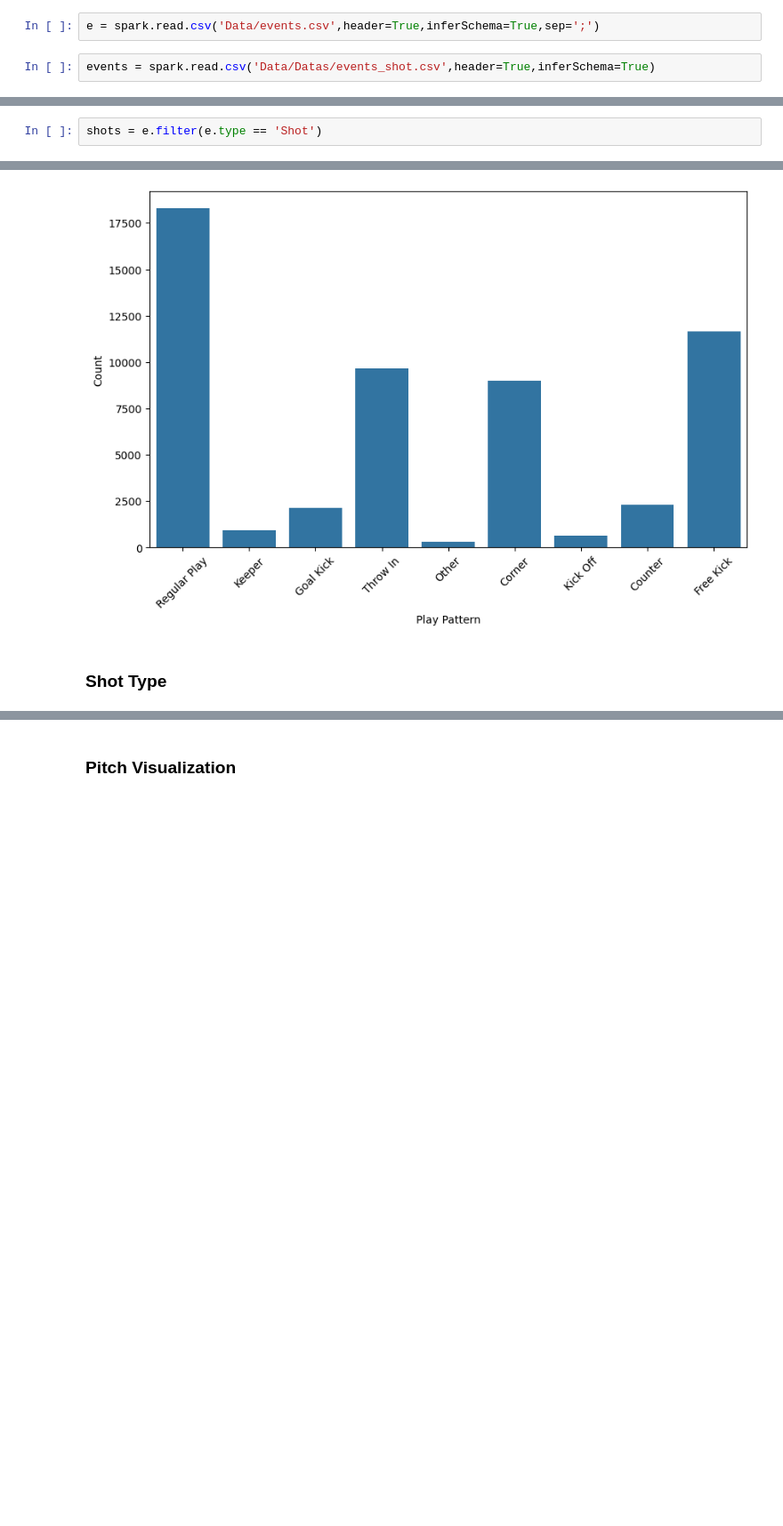
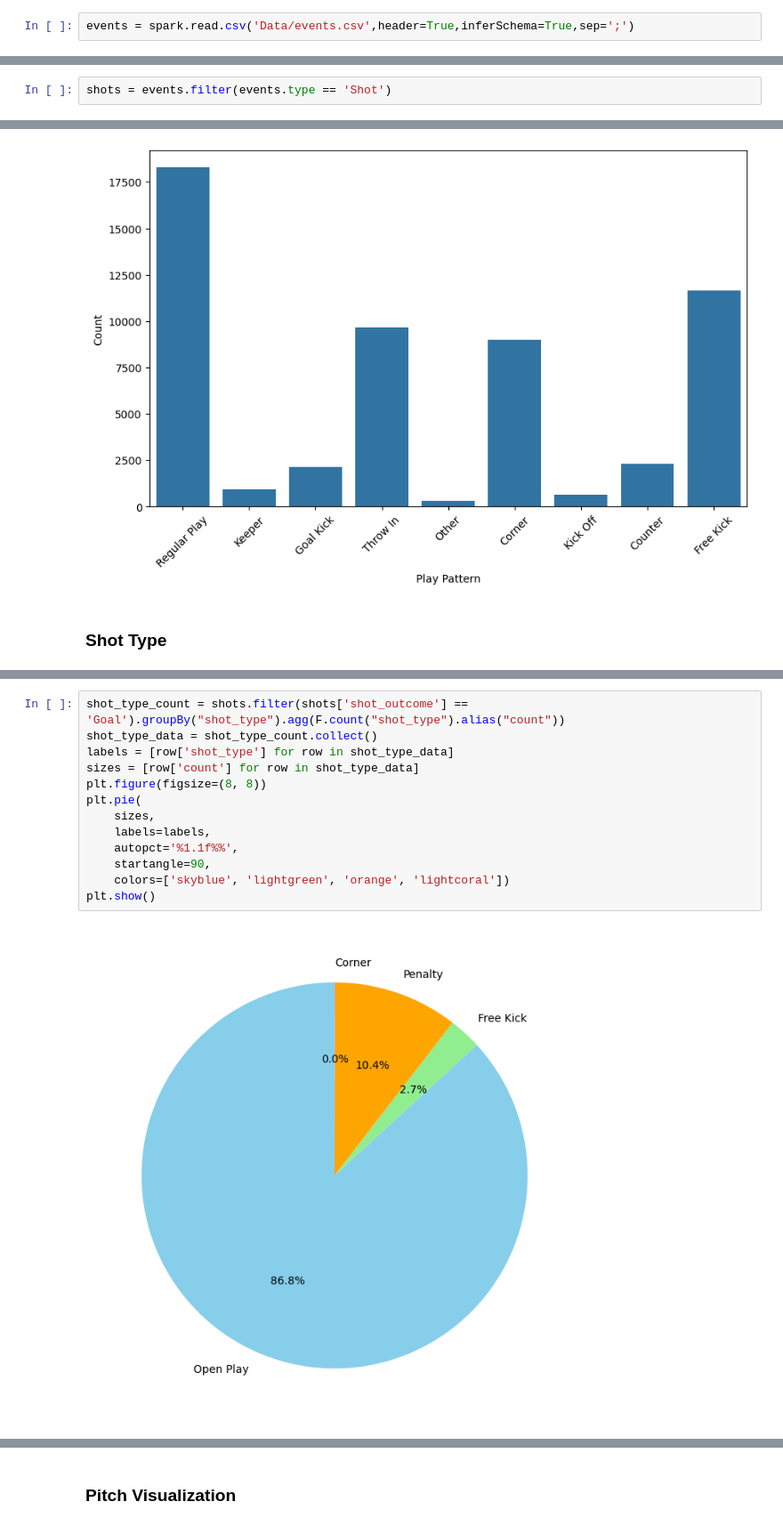
Before and after one commit to GuechtouliAnis/xG-model, a Jupyter notebook: xG_features.ipynb, the cells around one changed output, grey strips where cells are left out. Shown: that part at 89% size. Saved outputs shown, nothing was run; the diff lists cells and outputs as text; blank space fills up the shorter version.

```diff
--- a/xG_features.ipynb
+++ b/xG_features.ipynb
@@ -12,4 +18,2 @@ spark = SparkSession.builder.appName("features").getOrCreate()
 # %%
-e = spark.read.csv('Data/events.csv',header=True,inferSchema=True,sep=';')
+events = spark.read.csv('Data/events.csv',header=True,inferSchema=True,sep=';')
-# %%
-events = spark.read.csv('Data/Datas/events_shot.csv',header=True,inferSchema=True)
@@ -18,5 +20,5 @@ df = events.toPandas()
 # %%
-shots = e.filter(e.type == 'Shot')
+shots = events.filter(events.type == 'Shot')
 # %% [markdown]
 ### Location
 # %%
@@ -82,0 +99,15 @@ plt.show()
+# %%
+shot_type_count = shots.filter(shots['shot_outcome'] == 'Goal').groupBy("shot_type").agg(F.count("shot_type").alias("count"))
+shot_type_data = shot_type_count.collect()
+labels = [row['shot_type'] for row in shot_type_data]
+sizes = [row['count'] for row in shot_type_data]
+plt.figure(figsize=(8, 8))
+plt.pie(
+    sizes,
+    labels=labels,
+    autopct='%1.1f%%',
+    startangle=90,
+    colors=['skyblue', 'lightgreen', 'orange', 'lightcoral'])
+plt.show()
+# %% [output]
+[figure, added]
```
Also changed, not shown: parts of 31 cells of this notebook, 2 other files.
